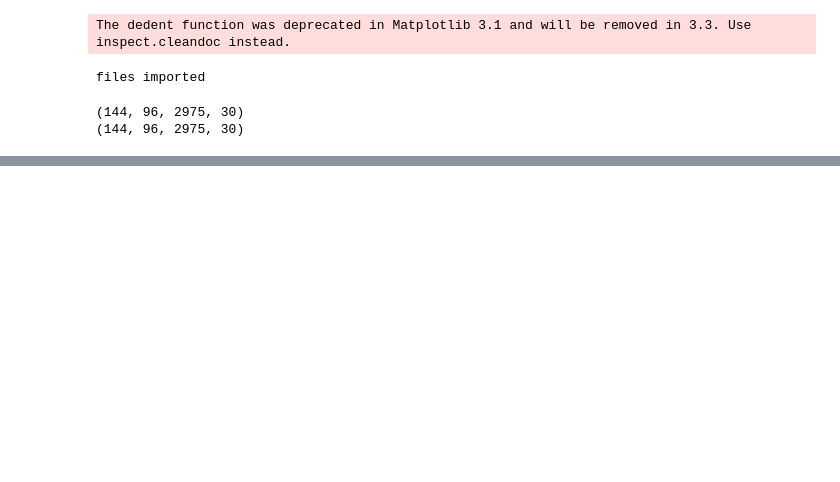
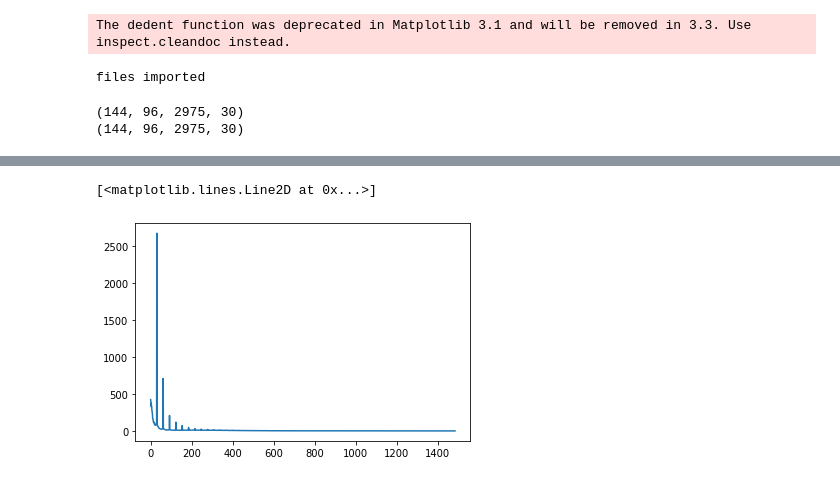
Before and after one commit to gmooers96/Real_Geography_Manuscript, a Jupyter notebook: Paper_PSD_Heating.ipynb, the cells around one changed output, grey strips where cells are left out. Drawn from its saved outputs; the diff is of its cells as text; code cells hidden in the pictures; blank space fills up the shorter version.

```diff
--- a/Paper_PSD_Heating.ipynb
+++ b/Paper_PSD_Heating.ipynb
@@ -243,0 +236,5 @@ plotter(target_avg, test_avg, targ_freqs, title)
+# %%
+plt.plot(SPCAM5_final_land_heat)
+# %% [output]
+[<matplotlib.lines.Line2D at 0x...>]
+[figure, added]
```
Also changed, not shown: parts of 15 cells of this notebook, 10 other files.
